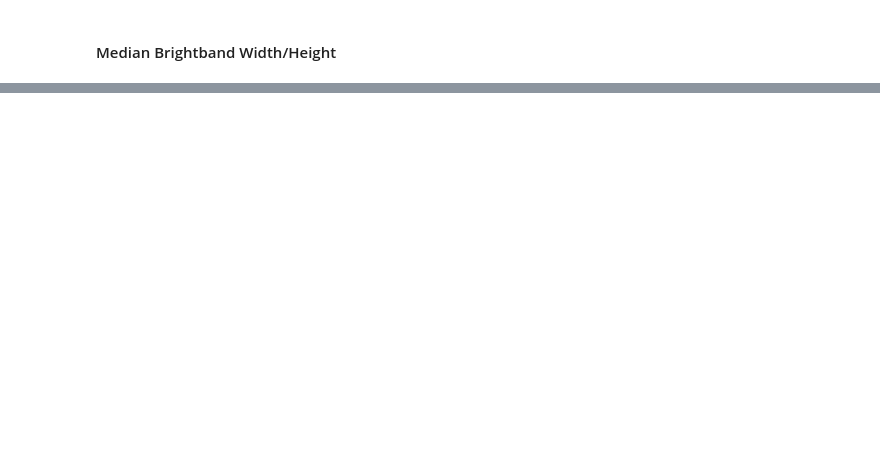
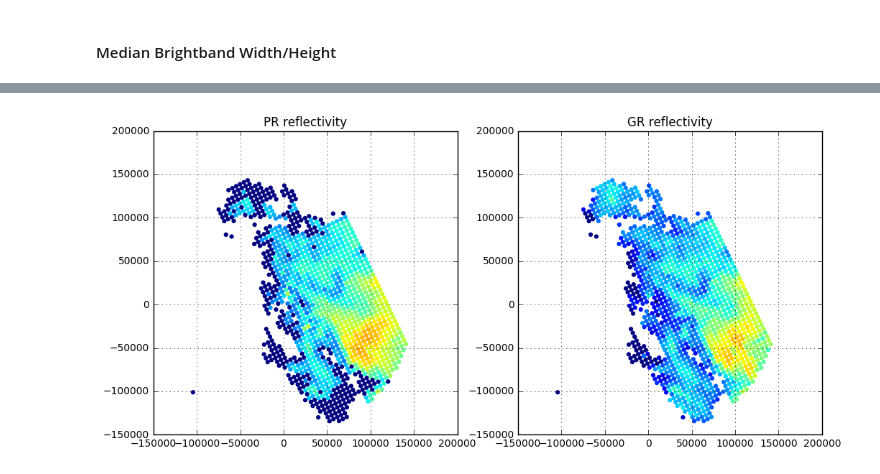
Before and after one commit to wradlib/wradlib, a Jupyter notebook: notebooks/match3d/wradlib_match_workflow.ipynb, the cells around one changed output, grey strips where cells are left out. Saved outputs shown, nothing was run; the diff lists cells and outputs as text; code cells hidden in the pictures; blank space fills up the shorter version.

```diff
--- a/notebooks/match3d/wradlib_match_workflow.ipynb
+++ b/notebooks/match3d/wradlib_match_workflow.ipynb
@@ -504,0 +509,12 @@ SyntaxError: invalid syntax (<ipython-input-24-9f46ed82ccad>, line 81)
+# %%
+fig = pl.figure(figsize=(12,12))
+ax = fig.add_subplot(121, aspect="equal")
+pl.scatter(x, y, c=refpr1, cmap=pl.cm.jet, vmin=0, vmax=60, edgecolor="None")
+pl.title("PR reflectivity")
+pl.grid()
+ax = fig.add_subplot(122, aspect="equal")
+pl.scatter(x, y, c=refgr1, cmap=pl.cm.jet, vmin=0, vmax=60, edgecolor="None")
+pl.title("GR reflectivity")
+pl.grid()
+# %% [output]
+[figure, added]
```
Also changed, not shown: parts of 51 cells of this notebook, 1 other file.
